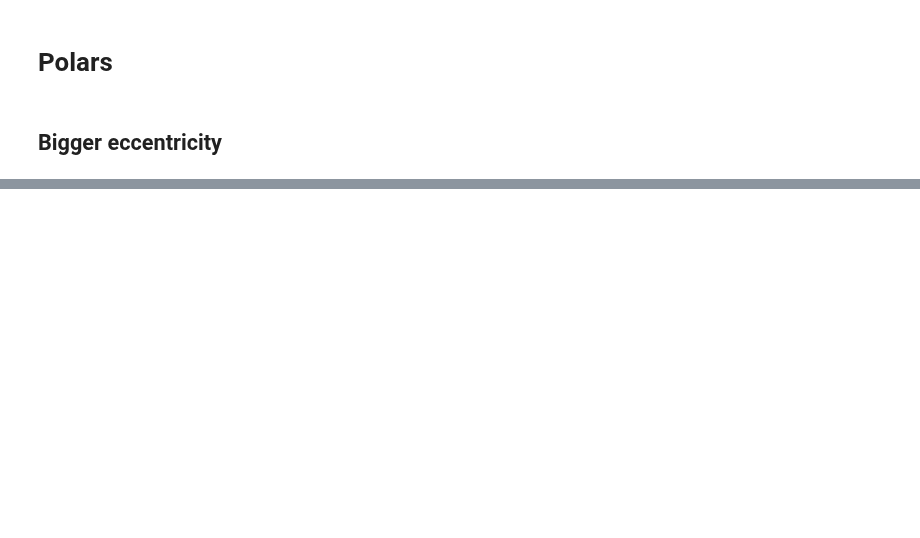
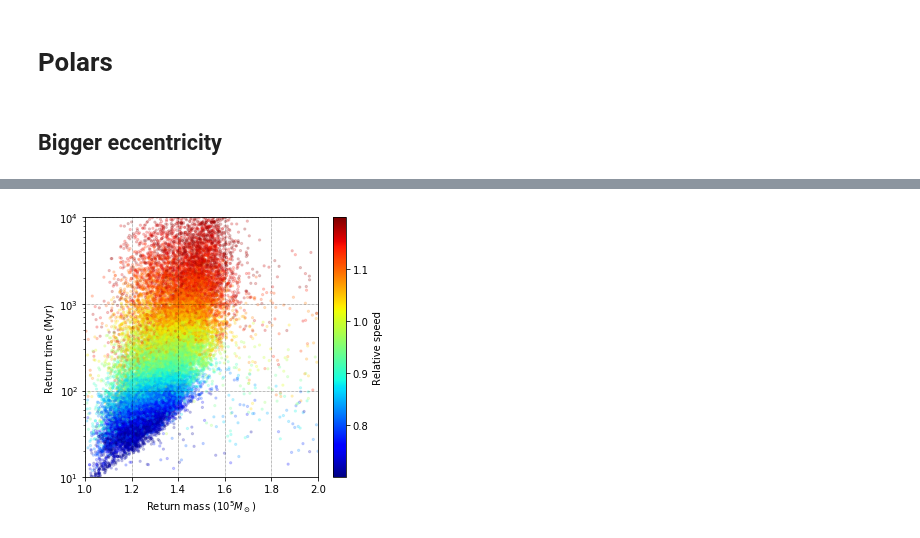
Before and after one commit to jsbarbosa/TesisFisica, a Jupyter notebook: Files/Week 13/Exploration.ipynb, the cells around one changed output, grey strips where cells are left out. Drawn from its saved outputs; the diff is of its cells as text; code cells hidden in the pictures; blank space fills up the shorter version.

```diff
--- a/Files/Week 13/Exploration.ipynb
+++ b/Files/Week 13/Exploration.ipynb
@@ -378,0 +404,40 @@ cov[0, 1] / (sigma_t * sigma_m)
+# %%
+v = (rv_x ** 2 + rv_y ** 2 + rv_z ** 2) ** 0.5
+
+pos = v.argsort()
+colors = smbh.rgbToHex(smbh.getColors(len(v)))
+color_m = np.zeros_like(return_times).astype(str)
+for i, p in enumerate(pos):
+    color_m[:, p] = colors[i]
+
+ts = return_times.flatten() * 1000
+ms = return_masses.flatten()
+colors = color_m.flatten()
+
+pos = ms >= 1
+
+ts = np.log10(ts[pos])
+ms = ms[pos]
+colors = colors[pos]
+
+fig, ax = plt.subplots(figsize = (5, 4.5))
+ax.scatter(ms, 10 ** ts, s = 5, alpha = 0.2, color = colors)
+
+sm = plt.cm.ScalarMappable(cmap = 'jet', norm = plt.Normalize(vmin = v.min(), vmax = v.max()))
+sm._A = []
+cb = fig.colorbar(sm)
+cb.set_label('Relative speed')
+
+ax.set_yscale('log')
+ax.set_xlabel('Return mass ($10^5M_\odot$)')
+ax.set_ylabel('Return time (Myr)')
+
+ax.set_ylim(1e1, 1e4)
+ax.set_xlim(1, ms.max())
+ax.grid()
+
+fig.tight_layout()
+
+fig.savefig('correlation_speed.png', dpi = 300)
+# %% [output]
+[figure, added]
```
Also changed, not shown: parts of 10 cells of this notebook, 29 other files.
